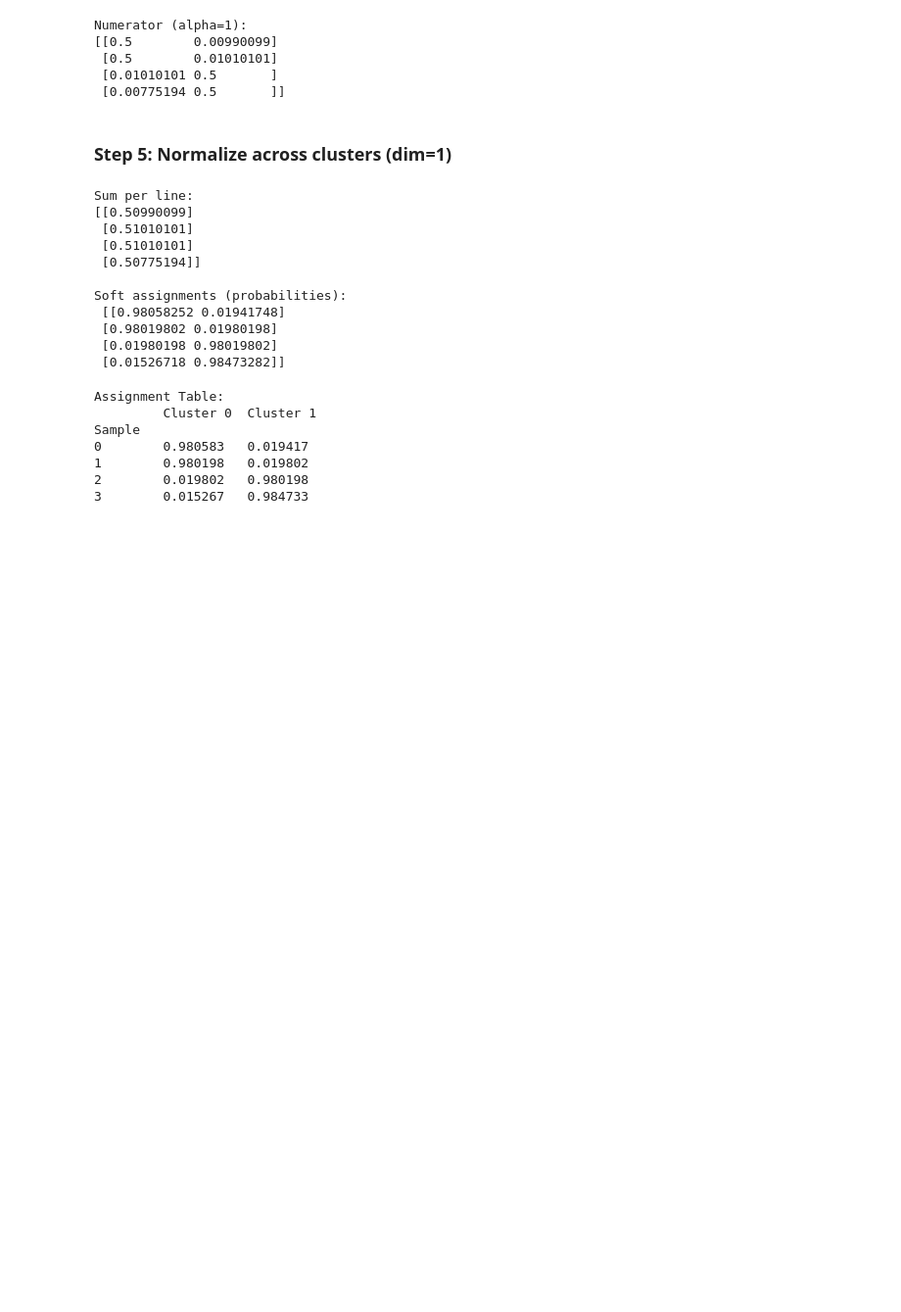
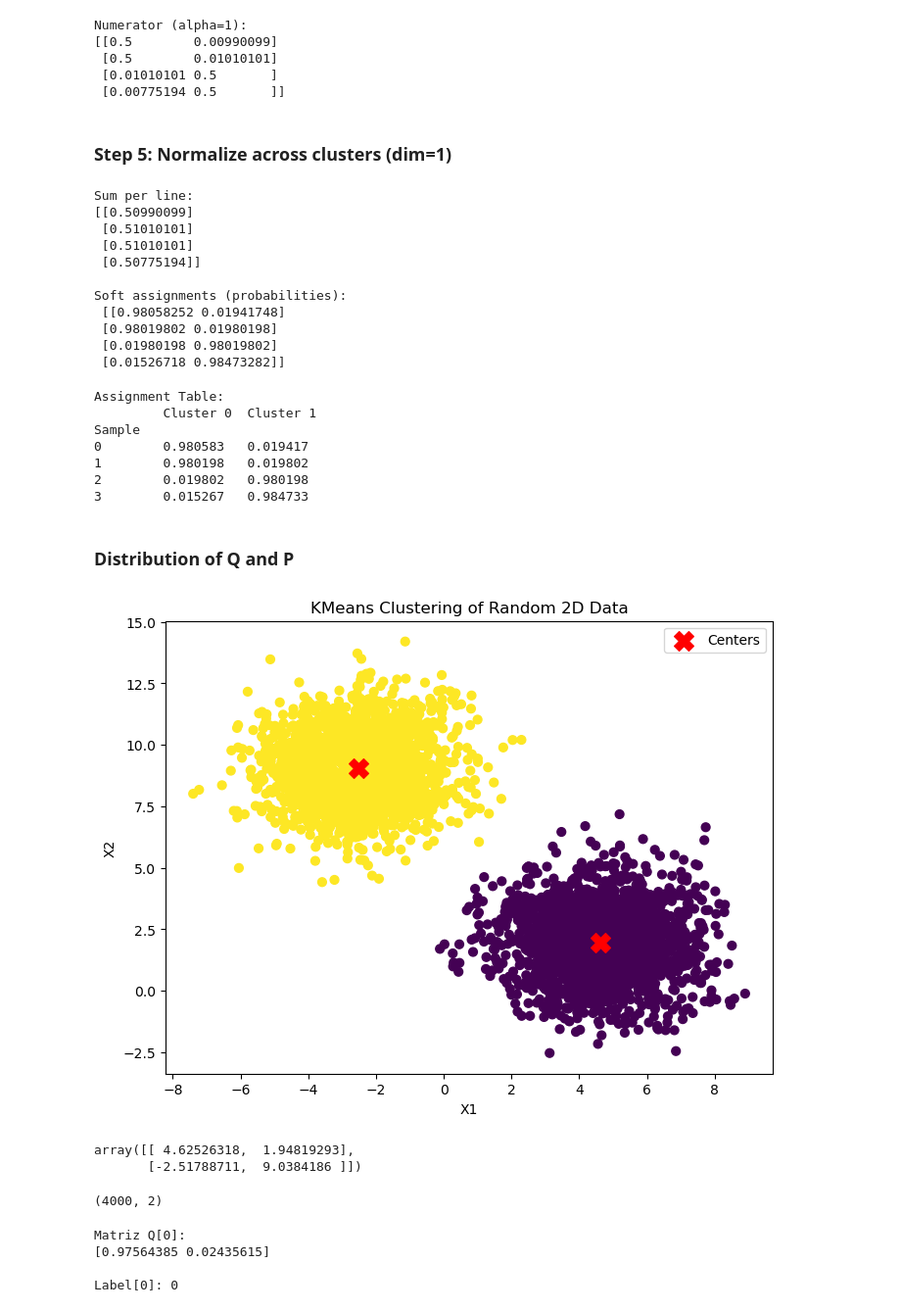
Before and after one commit to AILAB-CEFET-RJ/tcene, a Jupyter notebook: intuition/clusterassignment.ipynb, the cells around one changed output. Shown at 98% size. Drawn from its saved outputs; the diff is of its cells as text; code cells hidden in the pictures; blank space fills up the shorter version.

```diff
--- a/intuition/clusterassignment.ipynb
+++ b/intuition/clusterassignment.ipynb
@@ -121,3 +121,36 @@ Sample
 1        0.980198   0.019802
 2        0.019802   0.980198
 3        0.015267   0.984733
+# %% [markdown]
+### Distribution of Q and P
+# %%
+from sklearn.datasets import make_blobs
+from sklearn.cluster import KMeans
+
+import matplotlib.pyplot as plt
+
+# Generate random 2D data with Gaussian noise
+X, _ = make_blobs(n_samples=4000, centers=2, n_features=2, random_state=42)
+X = X + np.random.normal(loc=0.0, scale=1, size=X.shape)
+
+# Cluster using KMeans
+kmeans = KMeans(n_clusters=2, random_state=42)
+labels = kmeans.fit_predict(X)
+
+# Plot the clustered data
+plt.figure(figsize=(8, 6))
+plt.scatter(X[:, 0], X[:, 1], c=labels, cmap='viridis', s=40)
+plt.scatter(kmeans.cluster_centers_[:, 0], kmeans.cluster_centers_[:, 1], c='red', marker='X', s=200, label='Centers')
+plt.title('KMeans Clustering of Random 2D Data')
+plt.xlabel('X1')
+plt.ylabel('X2')
+plt.legend()
+plt.show()
+# %% [output]
+[figure, added]
+# %%
+centroids = kmeans.cluster_centers_
+centroids
+# %% [output]
+array([[ 4.62526318,  1.94819293],
+       [-2.51788711,  9.0384186 ]])
@@ -123,0 +167,15 @@ Sample
+# %%
+soft_assignments.shape
+# %% [output]
+(4000, 2)
+# %%
+ponto = 55
+
+print(f"Matriz Q[0]: \n{soft_assignments[ponto]}") # bigger probability for cluster 1 (0.9704)
+
+print(f"\nLabel[0]: {labels[ponto]}")
+# %% [output]
+Matriz Q[0]:
+[0.97564385 0.02435615]
+
+Label[0]: 0
```
Also changed, not shown: parts of 13 cells of this notebook, 6 other files.
